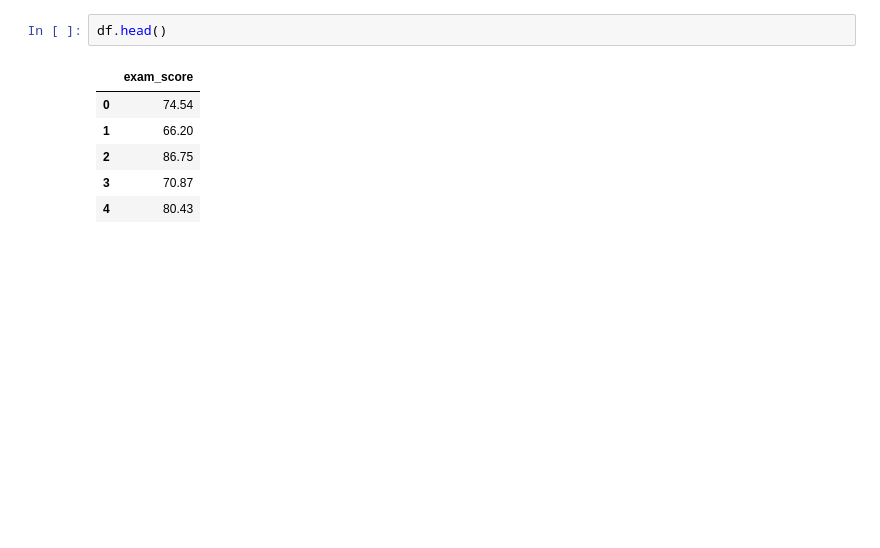
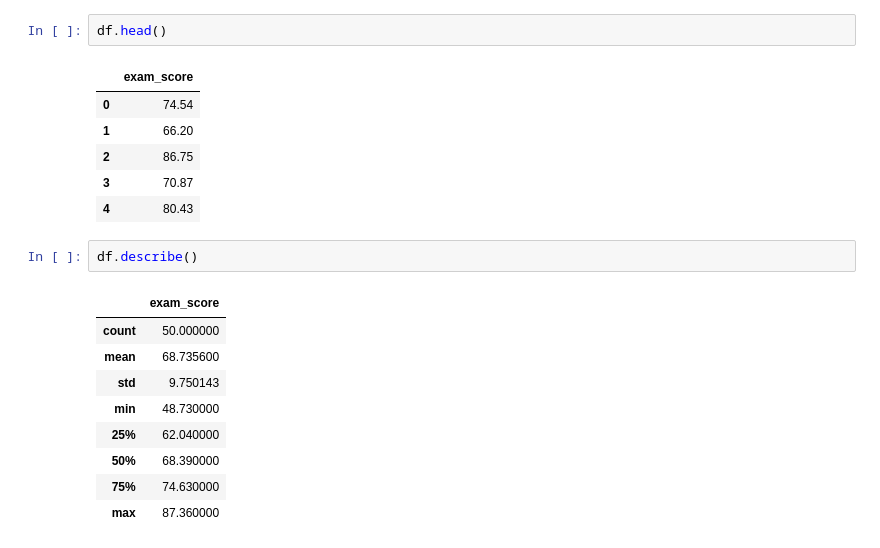
Before and after one commit to navchaa0510/S-tech-CA2, a Jupyter notebook: Statistical Techniques ~CA2 Navchaa Jargalsaikhan.ipynb, the cells around one changed output. Saved outputs shown, nothing was run; the diff lists cells and outputs as text; blank space fills up the shorter version.

```diff
--- a/Statistical Techniques ~CA2 Navchaa Jargalsaikhan.ipynb
+++ b/Statistical Techniques ~CA2 Navchaa Jargalsaikhan.ipynb
@@ -14,3 +17,15 @@ df.head()
 | 2 | 86.75 |
 | 3 | 70.87 |
 | 4 | 80.43 |
+# %%
+df.describe()
+# %% [output]
+|  | exam_score |
+| count | 50.000000 |
+| mean | 68.735600 |
+| std | 9.750143 |
+| min | 48.730000 |
+| 25% | 62.040000 |
+| 50% | 68.390000 |
+| 75% | 74.630000 |
+| max | 87.360000 |
```
Also changed, not shown: parts of 12 cells of this notebook.
